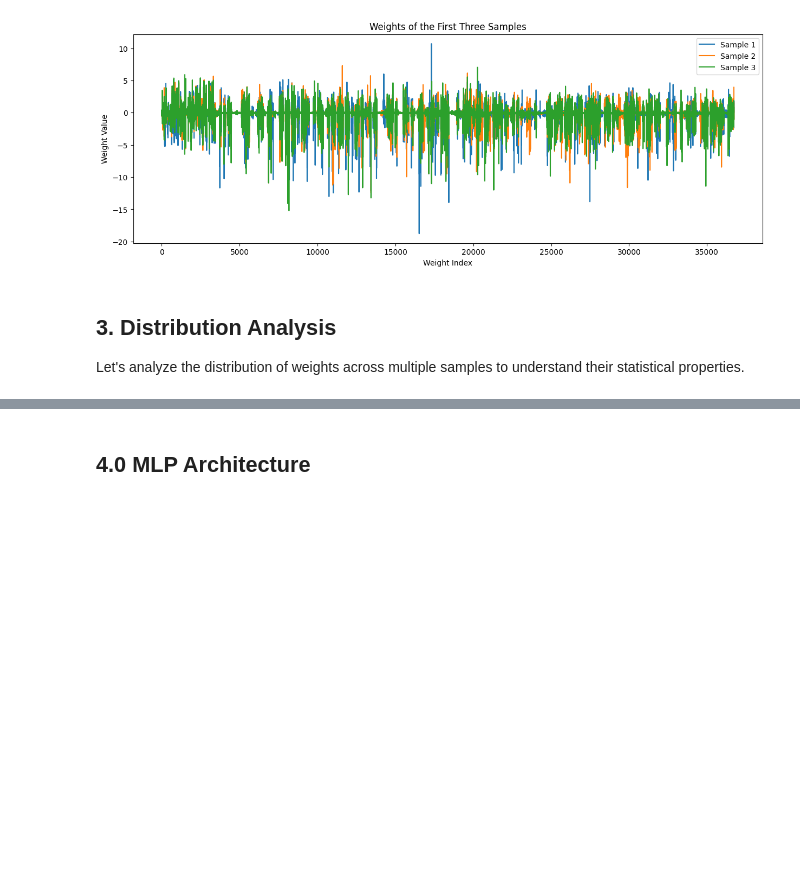
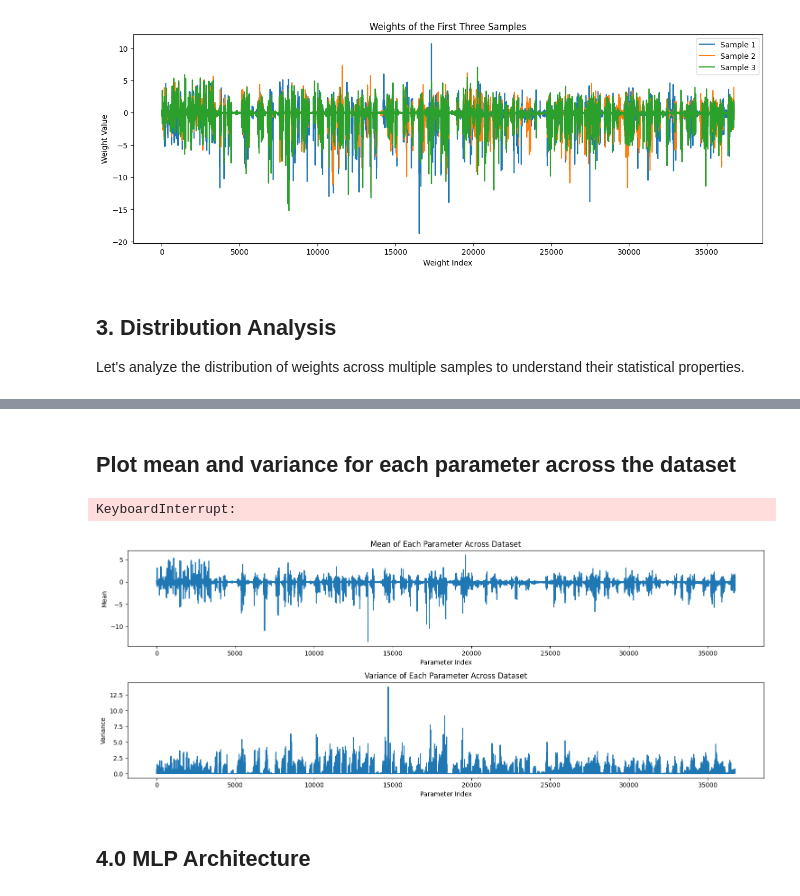
Before and after one commit to mathieu-pr/hyperdiffusion, a Jupyter notebook: autoencoders/eda.ipynb, the cells around one changed output, grey strips where cells are left out. Saved outputs shown, nothing was run; the diff lists cells and outputs as text; code cells hidden in the pictures; blank space fills up the shorter version.

```diff
--- a/autoencoders/eda.ipynb
+++ b/autoencoders/eda.ipynb
@@ -29,8 +29,10 @@ dataset = WeightDataset(
     wandb_logger=None,
     model_dims=cfg.dataset.model_dims,
     mlp_kwargs=cfg.dataset.mlp_kwargs,
-    cfg=cfg.dataset
+    cfg=cfg.dataset,
+    should_normalize=False
 )
 
+
 print(f"Dataset size: {len(dataset)}")
 # %% [output]
@@ -41,7 +43,7 @@ Dataset size: 4045
 # Get a few samples
 samples = [dataset[i] for i in range(3)]
 
-for i, (weights, weights_prev, _) in enumerate(samples):
+for i, (weights, weights_prev) in enumerate(samples):
     print(f"\nSample {i+1}:")
     print(f"Weights shape: {weights.shape}")
     print(f"Weights statistics:")
@@ -134,4 +153,64 @@ plt.show()
 [figure]
+# %% [markdown]
+## Plot mean and variance for each parameter across the dataset
+# %%
+n_samples = min(5000, len(dataset))
+
+# Stack all weights into a single tensor
+all_weights = torch.stack([dataset[i][0] for i in range(n_samples)])  # Shape: (n_samples, n_params)
+
+# Compute mean and variance across samples (dim=0)
+param_means = all_weights.mean(dim=0).numpy()
+param_vars = all_weights.var(dim=0, unbiased=False).numpy()
+
+# Plot
+plt.figure(figsize=(15, 6))
+
+plt.subplot(2, 1, 1)
+plt.plot(param_means)
+plt.title('Mean of Each Parameter Across Dataset')
+plt.xlabel('Parameter Index')
+plt.ylabel('Mean')
+
+plt.subplot(2, 1, 2)
+plt.plot(param_vars)
+plt.title('Variance of Each Parameter Across Dataset')
+plt.xlabel('Parameter Index')
+plt.ylabel('Variance')
+
+plt.tight_layout()
+plt.show()
+# %% [output]
+KeyboardInterrupt:
+# %%
+n_samples = min(5000, len(dataset))
+
+# Stack all weights into a single tensor
+all_weights = torch.stack([dataset[i][0] for i in range(n_samples)])  # Shape: (n_samples, n_params)
+
+# Compute mean and variance across samples (dim=0)
+param_means = all_weights.mean(dim=0).numpy()
+param_vars = all_weights.var(dim=0, unbiased=False).numpy()
+
+# Plot
+plt.figure(figsize=(15, 6))
+
+plt.subplot(2, 1, 1)
+plt.plot(param_means)
+plt.title('Mean of Each Parameter Across Dataset')
+plt.xlabel('Parameter Index')
+plt.ylabel('Mean')
+
+plt.subplot(2, 1, 2)
+plt.plot(param_vars)
+plt.title('Variance of Each Parameter Across Dataset')
+plt.xlabel('Parameter Index')
+plt.ylabel('Variance')
+
+plt.tight_layout()
+plt.show()
+# %% [output]
+[figure, added]
 # %% [markdown]
 ## 4.0 MLP Architecture
 # %%
```
Also changed, not shown: parts of 5 cells of this notebook, 11 other files.
